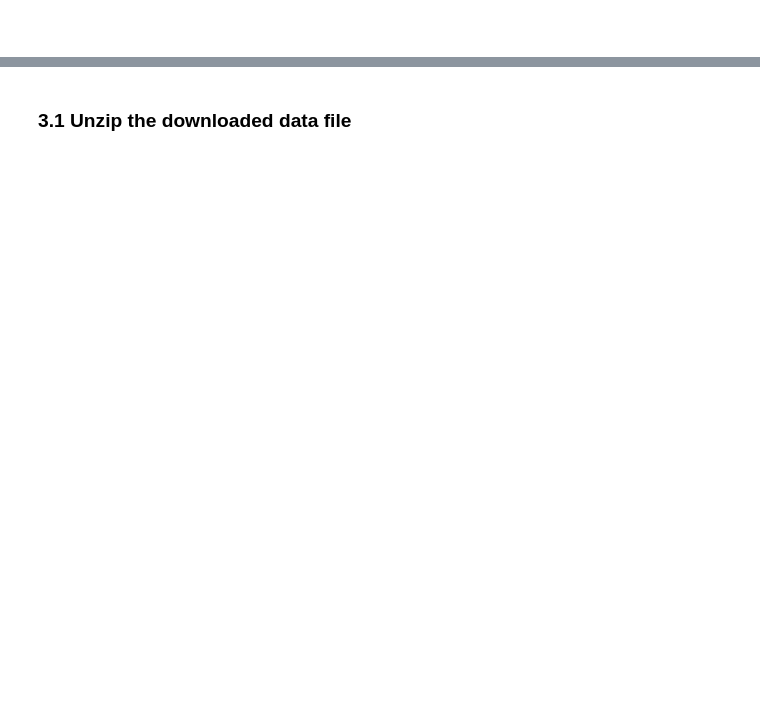
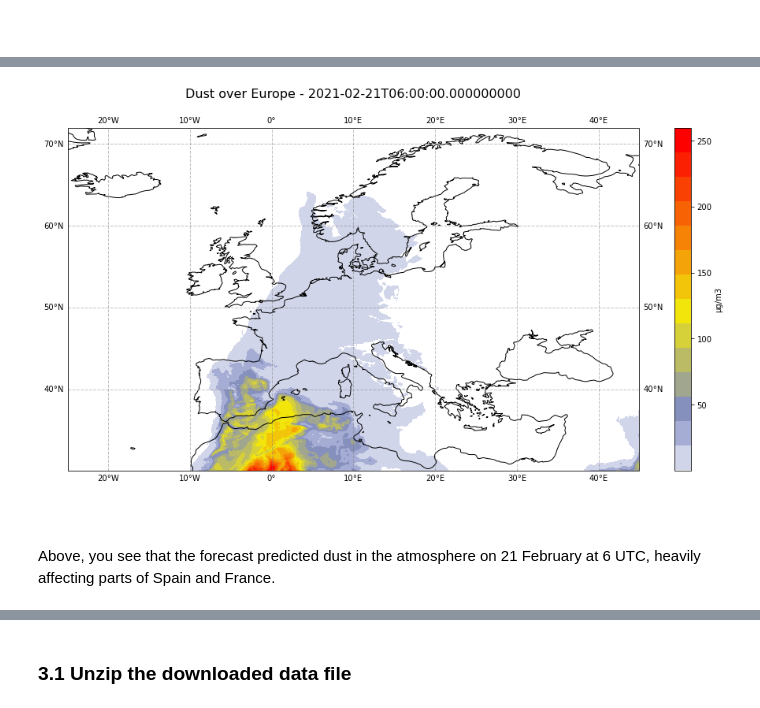
Before and after one commit to ecmwf-projects/copernicus-training, a Jupyter notebook: 212_cams_dust_monitoring.ipynb, the cells around one changed output, grey strips where cells are left out. Drawn from its saved outputs; the diff is of its cells as text; code cells hidden in the pictures; blank space fills up the shorter version.

```diff
--- a/212_cams_dust_monitoring.ipynb
+++ b/212_cams_dust_monitoring.ipynb
@@ -190,0 +209,3 @@ cbar.set_label('Dust (µg/m3)')
+# %%
+ds_eur_aq = ds_eur_aq.assign_coords(time=time_coords)
+ds_eur_aq
@@ -225,0 +235,3 @@ cbar.set_label('PM10 (µg/m3)')
+# %%
+ds_eur_aq = ds_eur_aq.assign_coords(longitude=(((ds_eur_aq.longitude + 180) % 360) - 180)).sortby('longitude')
+ds_eur_aq
@@ -227,0 +265,4 @@ cbar.set_label('PM10 (µg/m3)')
+# %%
+dust = ds_eur_aq['dust']
+dust = dust.squeeze(drop=True)
+dust
@@ -227,0 +283,3 @@ cbar.set_label('PM10 (µg/m3)')
+# %%
+dust_unit = dust.units
+dust_name = dust.species
@@ -227,0 +295,24 @@ cbar.set_label('PM10 (µg/m3)')
+# %%
+# Index of forecast time step
+time_index = 30
+
+# Initiate a matplotlib figure
+fig = plt.figure(figsize=(16,8))
+ax = plt.subplot(1,1,1, projection=ccrs.PlateCarree())
+
+# Plotting function with pcolormesh
+im = plt.pcolormesh(dust['longitude'].values, dust['latitude'].values,
+                    dust[time_index,:,:], cmap=camscmp, transform=ccrs.PlateCarree())
+
+# Define geographic extent of the map
+ax.set_extent([dust.longitude.min(),dust.longitude.max(),dust.latitude.min(),dust.latitude.max()], crs=ccrs.PlateCarree())
+
+# Add additional features such as coastlines, grid and colorbar
+ax.coastlines(color='black')
+ax.gridlines(draw_labels=True, linewidth=1, color='gray', alpha=0.5, linestyle='--')
+cbar = plt.colorbar(im,fraction=0.046, pad=0.05)
+cbar.set_label(dust_unit)
+
+# Set the title of the plot
+ax.set_title(dust_name + ' over Europe - ' + str(dust.time[time_index].values)+'\n', fontsize=16)
+# %% [output]
@@ -227,0 +320,5 @@ cbar.set_label('PM10 (µg/m3)')
+[figure, added]
+# %% [markdown]
+<br>
+# %% [markdown]
+Above, you see that the forecast predicted dust in the atmosphere on 21 February at 6 UTC, heavily affecting parts of Spain and France.
```
Also changed, not shown: parts of 58 cells of this notebook, 1 other file.
